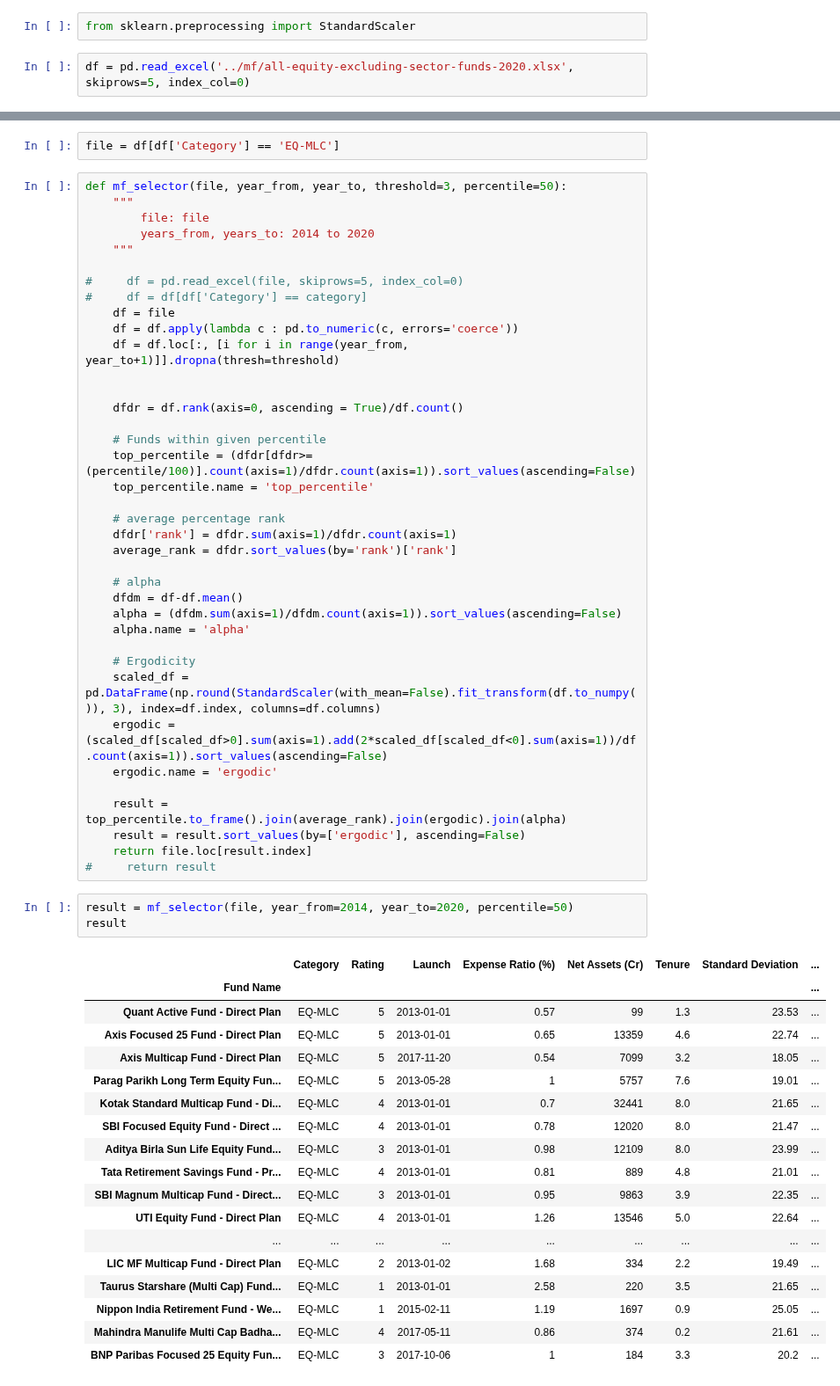
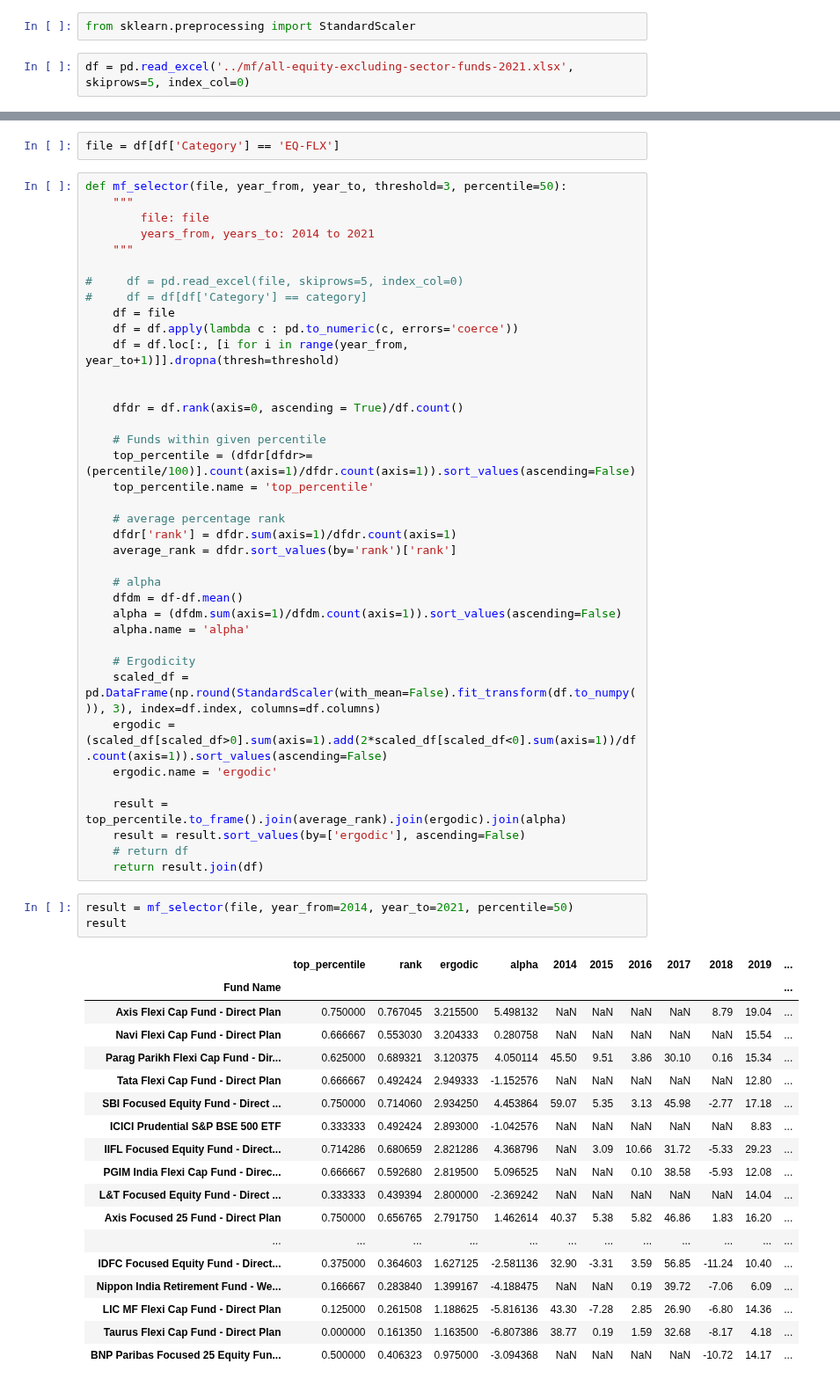
Before and after one commit to dsanr/Mutual-Funds-Analysis, a Jupyter notebook: mf selection.ipynb, the cells around one changed output, grey strips where cells are left out. Shown at 88% size. Cells and saved outputs as stored; diff of their text form.

```diff
--- a/mf selection.ipynb
+++ b/mf selection.ipynb
@@ -6,4 +6,4 @@ import matplotlib.pyplot as plt
 # %%
 from sklearn.preprocessing import StandardScaler
 # %%
-df = pd.read_excel('../mf/all-equity-excluding-sector-funds-2020.xlsx', skiprows=5, index_col=0)
+df = pd.read_excel('../mf/all-equity-excluding-sector-funds-2021.xlsx', skiprows=5, index_col=0)
@@ -22,10 +28,10 @@ Returns are from year 2014 to 2020.
 # %%
-file = df[df['Category'] == 'EQ-MLC']
+file = df[df['Category'] == 'EQ-FLX']
 # %%
 def mf_selector(file, year_from, year_to, threshold=3, percentile=50):
     """
         file: file
-        years_from, years_to: 2014 to 2020
+        years_from, years_to: 2014 to 2021
     """
 
 #     df = pd.read_excel(file, skiprows=5, index_col=0)
@@ -57,29 +63,29 @@ def mf_selector(file, year_from, year_to, threshold=3, percentile=50):
 
     result = top_percentile.to_frame().join(average_rank).join(ergodic).join(alpha)
     result = result.sort_values(by=['ergodic'], ascending=False)
-    return file.loc[result.index]
-#     return result
+    # return df
+    return result.join(df)
 # %%
-result = mf_selector(file, year_from=2014, year_to=2020, percentile=50)
+result = mf_selector(file, year_from=2014, year_to=2021, percentile=50)
 result
 # %% [output]
-|  | Category | Rating | Launch | Expense Ratio (%) | Net Assets (Cr) | Tenure | Standard Deviation | ... |
-| Fund Name |  |  |  |  |  |  |  | ... |
-| Quant Active Fund - Direct Plan | EQ-MLC | 5 | 2013-01-01 | 0.57 | 99 | 1.3 | 23.53 | ... |
-| Axis Focused 25 Fund - Direct Plan | EQ-MLC | 5 | 2013-01-01 | 0.65 | 13359 | 4.6 | 22.74 | ... |
-| Axis Multicap Fund - Direct Plan | EQ-MLC | 5 | 2017-11-20 | 0.54 | 7099 | 3.2 | 18.05 | ... |
-| Parag Parikh Long Term Equity Fun... | EQ-MLC | 5 | 2013-05-28 | 1 | 5757 | 7.6 | 19.01 | ... |
-| Kotak Standard Multicap Fund - Di... | EQ-MLC | 4 | 2013-01-01 | 0.7 | 32441 | 8.0 | 21.65 | ... |
-| SBI Focused Equity Fund - Direct ... | EQ-MLC | 4 | 2013-01-01 | 0.78 | 12020 | 8.0 | 21.47 | ... |
-| Aditya Birla Sun Life Equity Fund... | EQ-MLC | 3 | 2013-01-01 | 0.98 | 12109 | 8.0 | 23.99 | ... |
-| Tata Retirement Savings Fund - Pr... | EQ-MLC | 4 | 2013-01-01 | 0.81 | 889 | 4.8 | 21.01 | ... |
-| SBI Magnum Multicap Fund - Direct... | EQ-MLC | 3 | 2013-01-01 | 0.95 | 9863 | 3.9 | 22.35 | ... |
-| UTI Equity Fund - Direct Plan | EQ-MLC | 4 | 2013-01-01 | 1.26 | 13546 | 5.0 | 22.64 | ... |
-| ... | ... | ... | ... | ... | ... | ... | ... | ... |
-| LIC MF Multicap Fund - Direct Plan | EQ-MLC | 2 | 2013-01-02 | 1.68 | 334 | 2.2 | 19.49 | ... |
-| Taurus Starshare (Multi Cap) Fund... | EQ-MLC | 1 | 2013-01-01 | 2.58 | 220 | 3.5 | 21.65 | ... |
-| Nippon India Retirement Fund - We... | EQ-MLC | 1 | 2015-02-11 | 1.19 | 1697 | 0.9 | 25.05 | ... |
-| Mahindra Manulife Multi Cap Badha... | EQ-MLC | 4 | 2017-05-11 | 0.86 | 374 | 0.2 | 21.61 | ... |
-| BNP Paribas Focused 25 Equity Fun... | EQ-MLC | 3 | 2017-10-06 | 1 | 184 | 3.3 | 20.2 | ... |
+|  | top_percentile | rank | ergodic | alpha | 2014 | 2015 | 2016 | 2017 | 2018 | 2019 | ... |
+| Fund Name |  |  |  |  |  |  |  |  |  |  | ... |
+| Axis Flexi Cap Fund - Direct Plan | 0.750000 | 0.767045 | 3.215500 | 5.498132 | NaN | NaN | NaN | NaN | 8.79 | 19.04 | ... |
+| Navi Flexi Cap Fund - Direct Plan | 0.666667 | 0.553030 | 3.204333 | 0.280758 | NaN | NaN | NaN | NaN | NaN | 15.54 | ... |
+| Parag Parikh Flexi Cap Fund - Dir... | 0.625000 | 0.689321 | 3.120375 | 4.050114 | 45.50 | 9.51 | 3.86 | 30.10 | 0.16 | 15.34 | ... |
+| Tata Flexi Cap Fund - Direct Plan | 0.666667 | 0.492424 | 2.949333 | -1.152576 | NaN | NaN | NaN | NaN | NaN | 12.80 | ... |
+| SBI Focused Equity Fund - Direct ... | 0.750000 | 0.714060 | 2.934250 | 4.453864 | 59.07 | 5.35 | 3.13 | 45.98 | -2.77 | 17.18 | ... |
+| ICICI Prudential S&P BSE 500 ETF | 0.333333 | 0.492424 | 2.893000 | -1.042576 | NaN | NaN | NaN | NaN | NaN | 8.83 | ... |
+| IIFL Focused Equity Fund - Direct... | 0.714286 | 0.680659 | 2.821286 | 4.368796 | NaN | 3.09 | 10.66 | 31.72 | -5.33 | 29.23 | ... |
+| PGIM India Flexi Cap Fund - Direc... | 0.666667 | 0.592680 | 2.819500 | 5.096525 | NaN | NaN | 0.10 | 38.58 | -5.93 | 12.08 | ... |
+| L&T Focused Equity Fund - Direct ... | 0.333333 | 0.439394 | 2.800000 | -2.369242 | NaN | NaN | NaN | NaN | NaN | 14.04 | ... |
+| Axis Focused 25 Fund - Direct Plan | 0.750000 | 0.656765 | 2.791750 | 1.462614 | 40.37 | 5.38 | 5.82 | 46.86 | 1.83 | 16.20 | ... |
+| ... | ... | ... | ... | ... | ... | ... | ... | ... | ... | ... | ... |
+| IDFC Focused Equity Fund - Direct... | 0.375000 | 0.364603 | 1.627125 | -2.581136 | 32.90 | -3.31 | 3.59 | 56.85 | -11.24 | 10.40 | ... |
+| Nippon India Retirement Fund - We... | 0.166667 | 0.283840 | 1.399167 | -4.188475 | NaN | NaN | 0.19 | 39.72 | -7.06 | 6.09 | ... |
+| LIC MF Flexi Cap Fund - Direct Plan | 0.125000 | 0.261508 | 1.188625 | -5.816136 | 43.30 | -7.28 | 2.85 | 26.90 | -6.80 | 14.36 | ... |
+| Taurus Flexi Cap Fund - Direct Plan | 0.000000 | 0.161350 | 1.163500 | -6.807386 | 38.77 | 0.19 | 1.59 | 32.68 | -8.17 | 4.18 | ... |
+| BNP Paribas Focused 25 Equity Fun... | 0.500000 | 0.406323 | 0.975000 | -3.094368 | NaN | NaN | NaN | NaN | -10.72 | 14.17 | ... |
 # %%
 plt.figure(figsize=(10,6))
```
Also changed, not shown: parts of 9 cells of this notebook.
